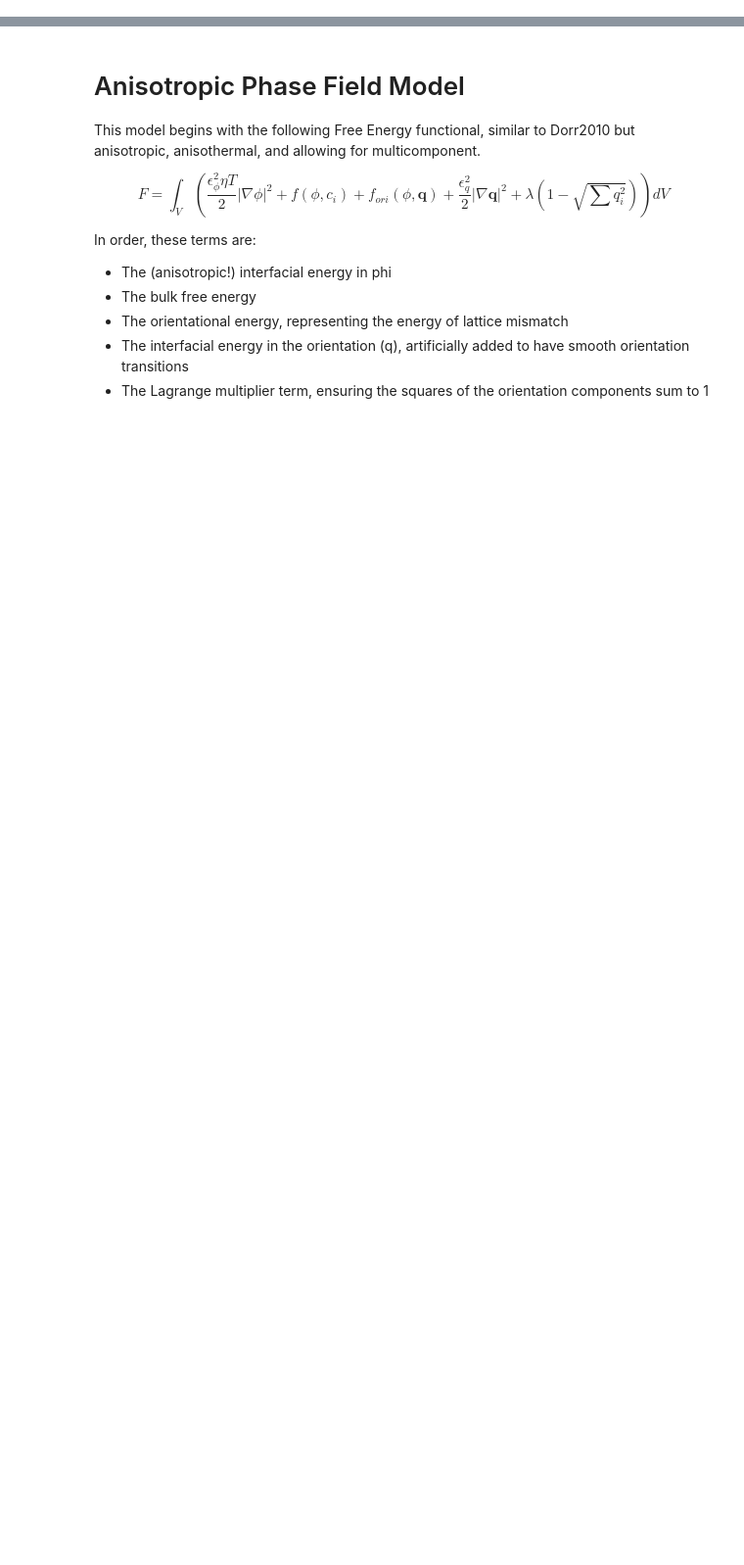
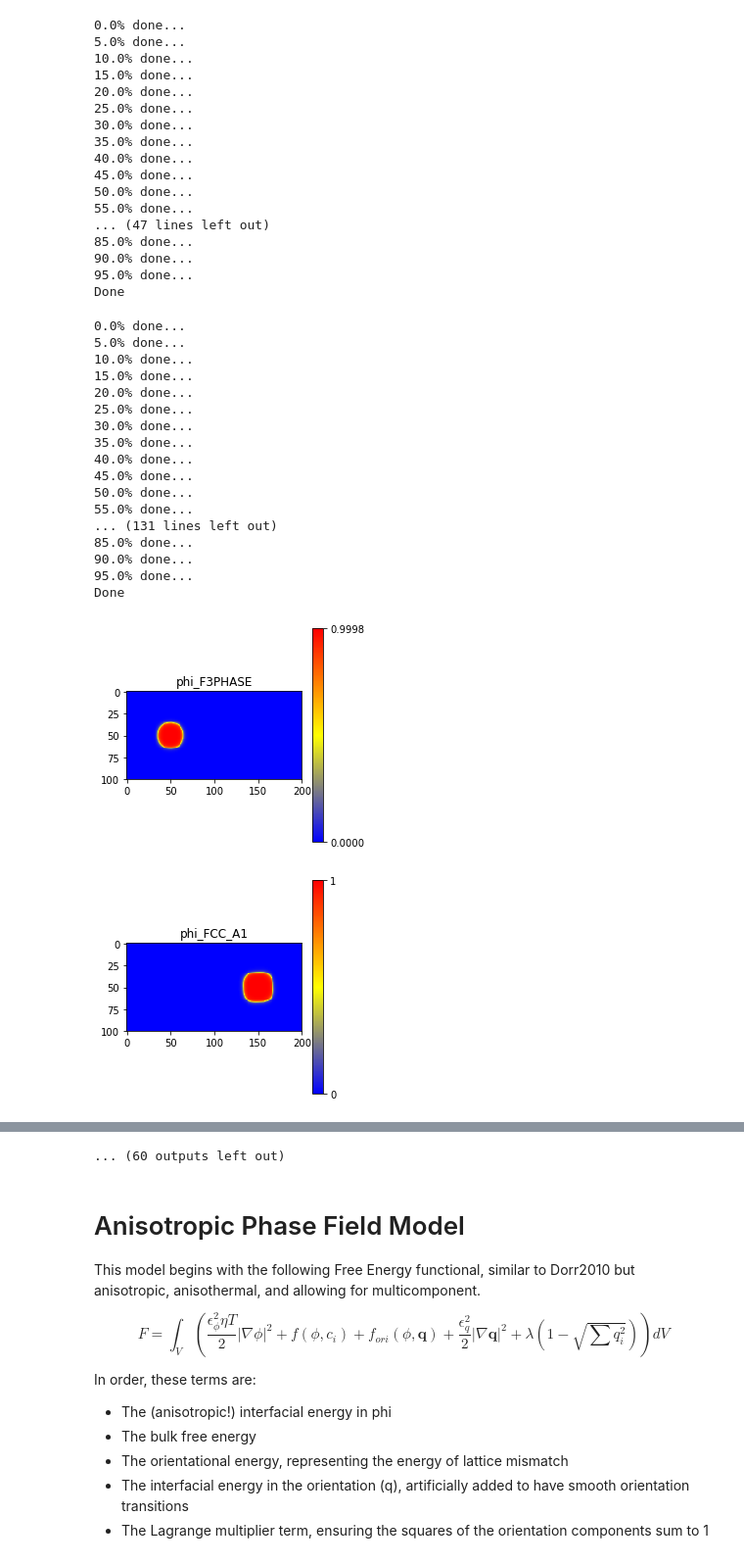
Before and after one commit to AdditiveModeling/SolidificationMicrostructure, a Jupyter notebook: phasefield/phasefield.ipynb, the cells around one changed output, grey strips where cells are left out. Shown at 98% size. Cells and saved outputs as stored; diff of their text form; code cells hidden in the pictures; blank space fills up the shorter version.

```diff
--- a/phasefield/phasefield.ipynb
+++ b/phasefield/phasefield.ipynb
@@ -42,9 +64,46 @@ utils.plotImages_nc(phi, c, q4, nbc, data_path, step)
 # %%
 """
 this runs the python engine for the data files selected, then plots the field data as images
 """
 
-for i in range(1): #number of iterations
-    engine.simulate_nc(data_path, step, steps, 1564., 0.0, 0.0)
-    step, phi, c, q1, q4 = utils.loadArrays_nc(data_path, step+steps)
-    utils.plotImages_nc(phi, c, q4, nbc, data_path, step)
+for i in range(10): #number of iterations
+    engine.simulate_ncnp(data_path, step, steps, 1567., 0.0, 0.0)
+    step, phi, c, q1, q4 = utils.loadArrays_ncnp(data_path, step+steps)
+    utils.plotImages_ncnp(phi, c, q4, nbc, data_path, step)
+# %% [output]
+0.0% done...
+5.0% done...
+10.0% done...
+15.0% done...
+20.0% done...
+25.0% done...
+30.0% done...
+35.0% done...
+40.0% done...
+45.0% done...
+50.0% done...
+55.0% done...
+... (47 lines left out)
+85.0% done...
+90.0% done...
+95.0% done...
+Done
+0.0% done...
+5.0% done...
+10.0% done...
+15.0% done...
+20.0% done...
+25.0% done...
+30.0% done...
+35.0% done...
+40.0% done...
+45.0% done...
+50.0% done...
+55.0% done...
+... (131 lines left out)
+85.0% done...
+90.0% done...
+95.0% done...
+Done
+[figure, added]
+[figure, added]
@@ -51,3 +118,4 @@ for i in range(1): #number of iterations
+... (60 outputs left out)
 # %%
 data_path = 'snbi_08_d'
 tdb_path = 'Sn-Bi.tdb'
```
Also changed, not shown: parts of 5 cells of this notebook, 5 other files.
